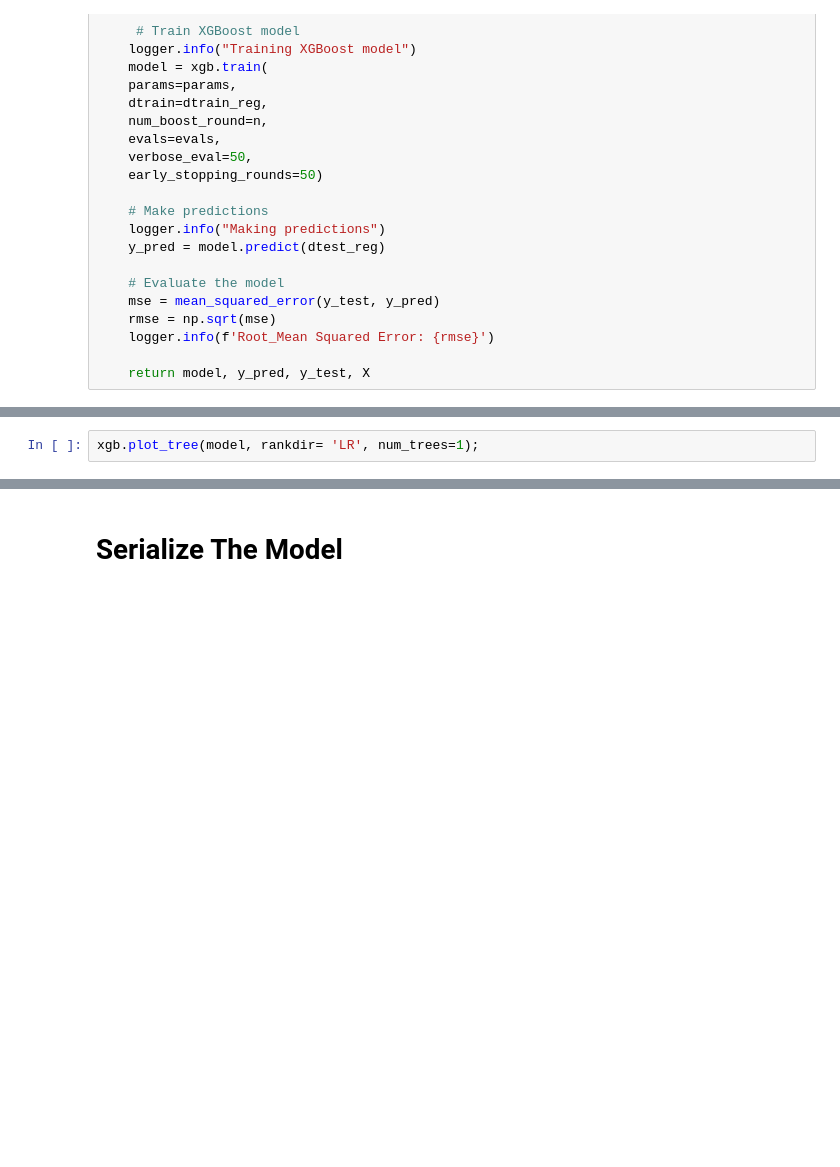
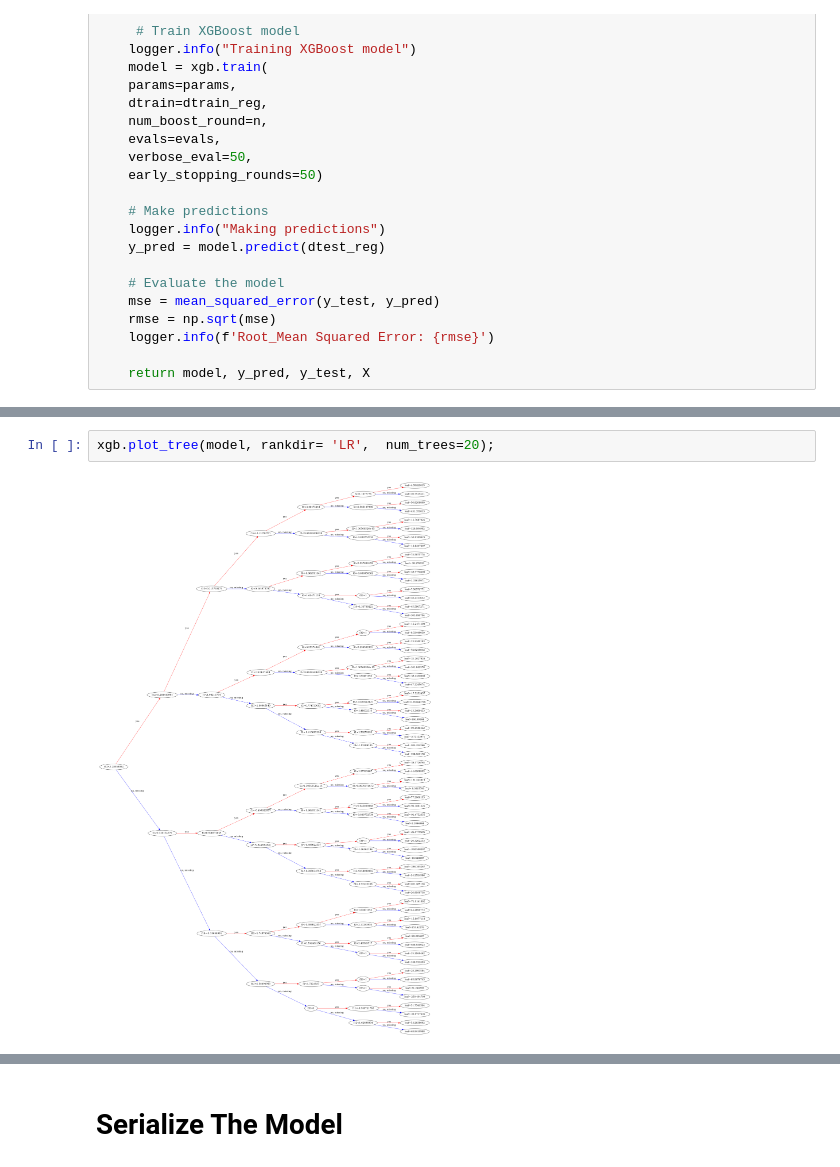
Before and after one commit to der-bew/Rossmann_Store_Sales_Analysis, a Jupyter notebook: rossmann-store-analysis/notebooks/Time_series_analysis_xgb.ipynb, the cells around one changed output, grey strips where cells are left out. Drawn from its saved outputs; the diff is of its cells as text; blank space fills up the shorter version.

```diff
--- a/rossmann-store-analysis/notebooks/Time_series_analysis_xgb.ipynb
+++ b/rossmann-store-analysis/notebooks/Time_series_analysis_xgb.ipynb
@@ -151,5 +153,7 @@ xgb.plot_tree(model, rankdir= 'LR', num_trees=1);
 # %%
-xgb.plot_tree(model, rankdir= 'LR', num_trees=1);
+xgb.plot_tree(model, rankdir= 'LR',  num_trees=20);
+# %% [output]
+[figure, added]
 # %%
 #  Interpret Feature Importances
 feature_importance = model.get_score(importance_type='gain')
```
Also changed, not shown: parts of 6 cells of this notebook, 4 other files.
